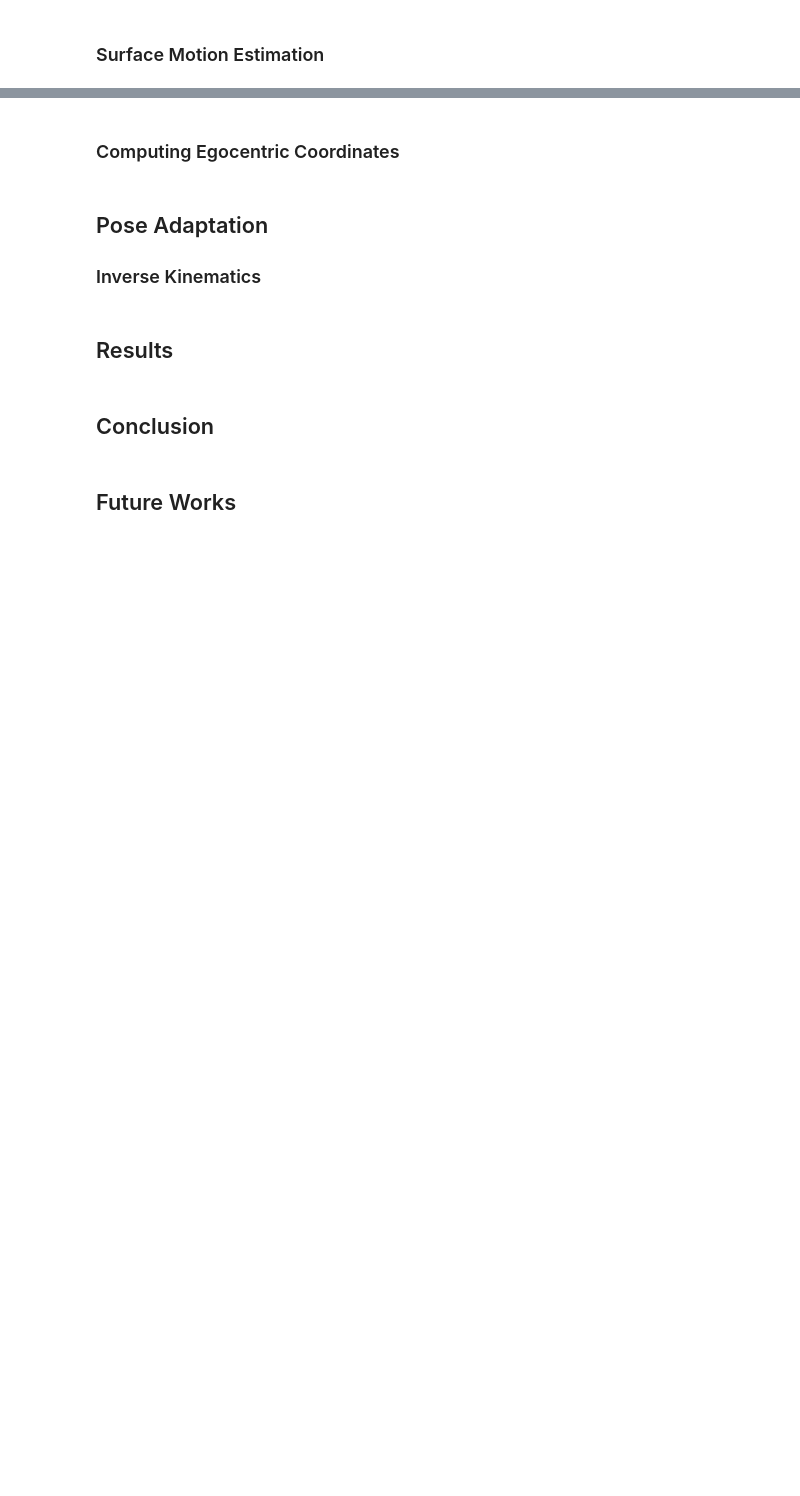
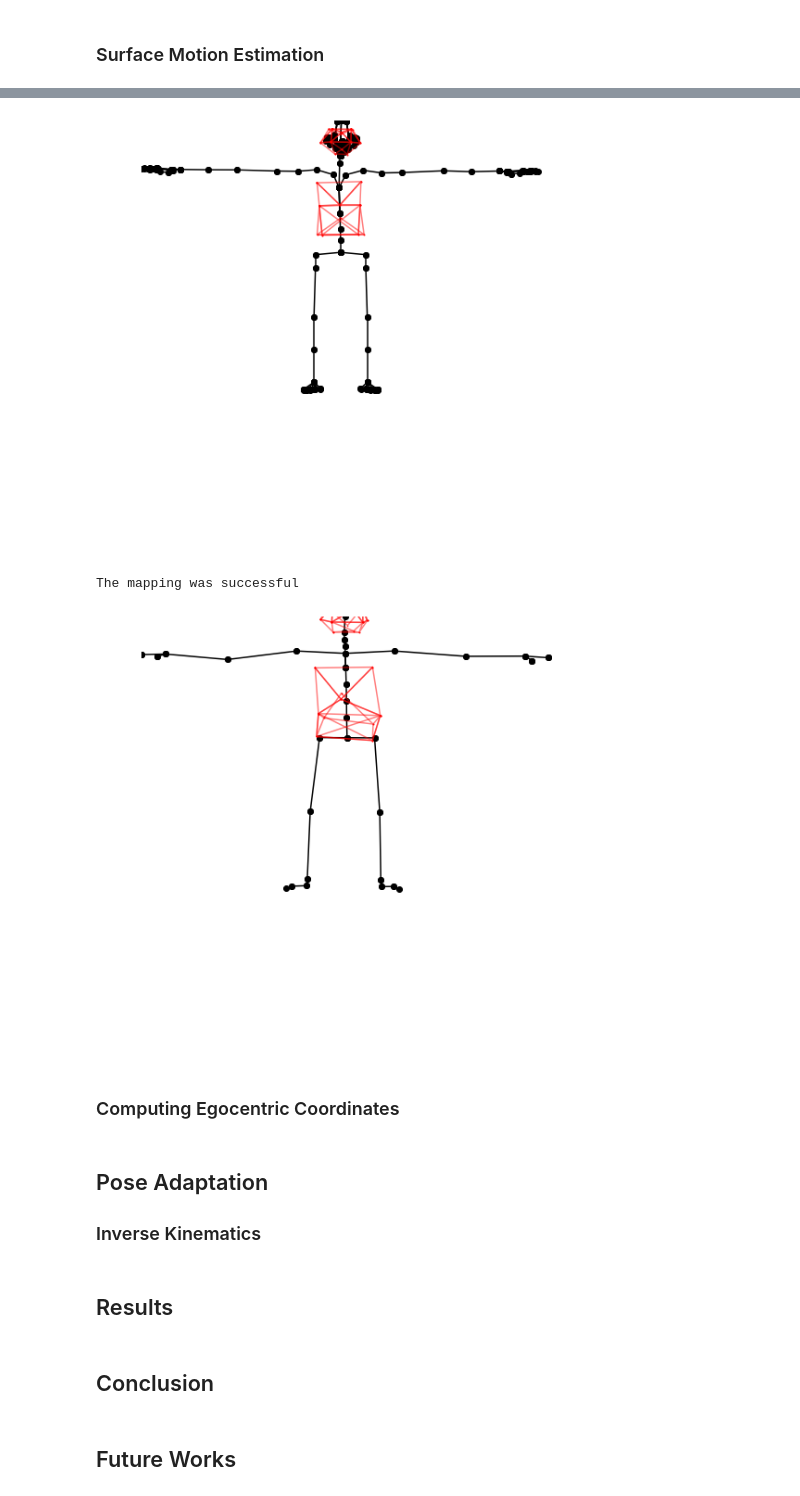
Before and after one commit to rltonoli/MotionRetargeting, a Jupyter notebook: dev/MotionRetargetingPaper-1.ipynb, the cells around one changed output, grey strips where cells are left out. Drawn from its saved outputs; the diff is of its cells as text; code cells hidden in the pictures; blank space fills up the shorter version.

```diff
--- a/dev/MotionRetargetingPaper-1.ipynb
+++ b/dev/MotionRetargetingPaper-1.ipynb
@@ -171,3 +171,12 @@ Molla defined a set of points to characterize the surface of the 3D model’s an
 <img src="../figures/TalitaPoints.png" alt="drawing" width="800"/>
 
 The user can obtain the surface points and radius of each limb of the character during its creation or through a 3D modeling software. To avoid a different unit measurement between the third part software and the animation, the user also stores the position of the root joint for comparison with the T-Pose BVH file.
+# %%
+#Load Source Surface
+sourceSurfacePath = '..\data\surface_rodolfo.txt'
+sourceSurface = surface.GetMoCapSurfaceFromTXT(sourceSurfacePath, highpolymesh = False)
+#Load Target Skeleton and Surface
+targetSkeleton = '..\\data\\target_skeleton.bvh'
+targetAnimation = bvhsdk.ReadFile(targetSkeleton)
+targetSurfacePath = '..\\data\\target_surface.csv'
+targetSurface = surface.GetAvatarSurfaceFromCSV(targetSurfacePath, targetAnimation, False)
@@ -241,3 +252,10 @@ _ = PlotBVHSurface(sourceAnimation,mocapSurface)
+# %%
+plotanimation.PlotPoseAndSurface(targetAnimation, targetSurface, 0, plot2d=True)
+plotanimation.PlotPoseAndSurface(sourceAnimation, sourceSurface, 0, plot2d=True)
+# %% [output]
+[figure, added]
+The mapping was successful
+[figure, added]
 # %% [markdown]
 ### Computing Egocentric Coordinates
 # %% [markdown]
```
Also changed, not shown: parts of 4 cells of this notebook, 3 other files.
